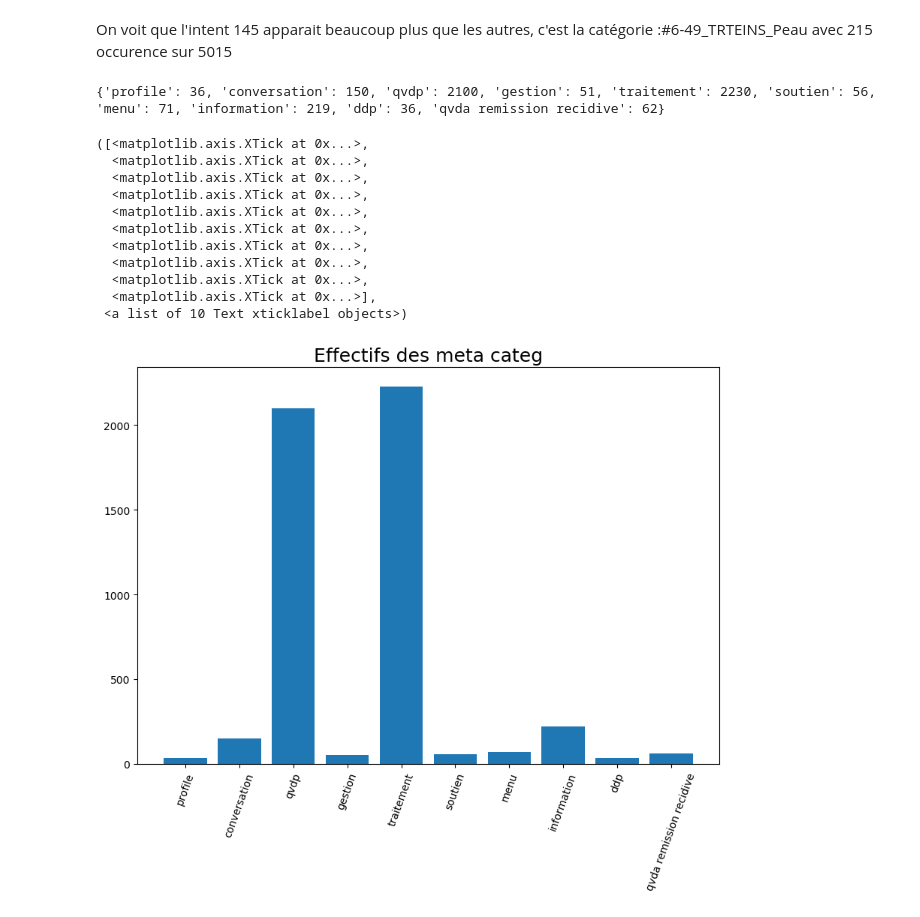
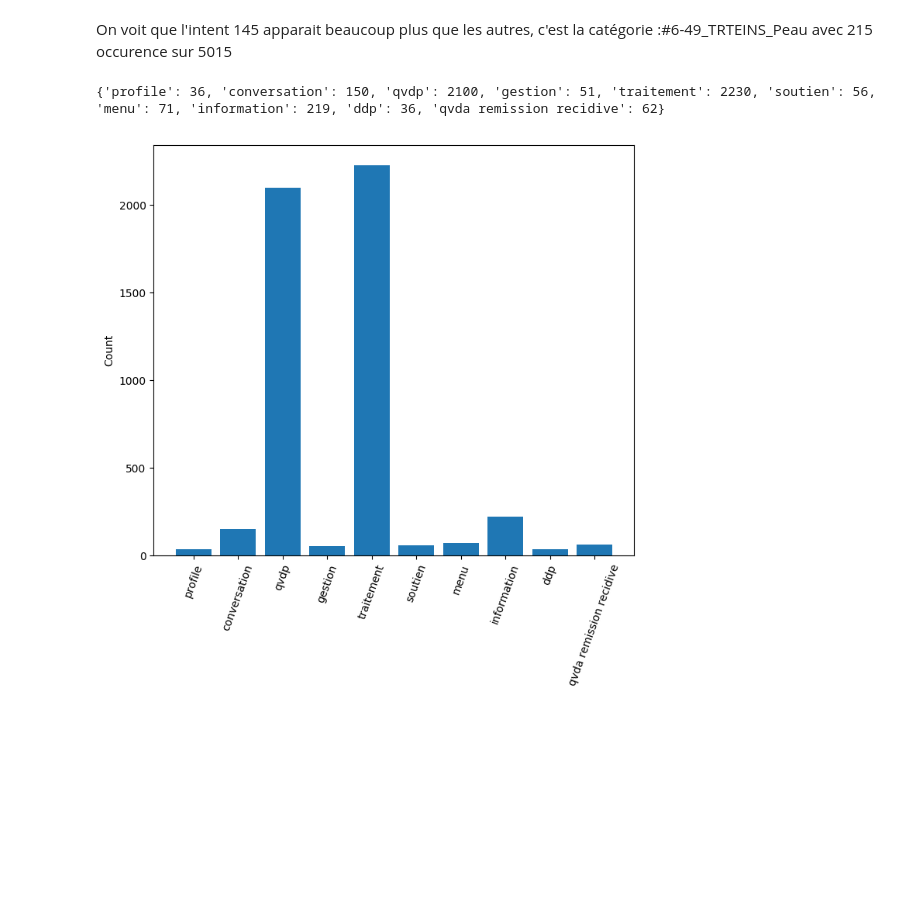
Before and after one commit to emmaboucheron/chatbot, a Jupyter notebook: barplot_categ_projet.ipynb, the cells around one changed output. Saved outputs shown, nothing was run; the diff lists cells and outputs as text; code cells hidden in the pictures; blank space fills up the shorter version.

```diff
--- a/barplot_categ_projet.ipynb
+++ b/barplot_categ_projet.ipynb
@@ -18,7 +18,7 @@ import sys
 # Variable Globale
 HEADER_TEST = ['Question','Intent','BlockId', 'Action']
 HEADER_TRAIN =['Question','Intent','BlockId', 'Action']
-data_all = pd.read_csv("C:\Users\PC de Laure\Desktop\chatbot-master\chatbot-master\INSA_wefight_data_clean.csv",sep=";",names=HEADER_TRAIN,nrows=5014)
+data_all = pd.read_csv("/home/bouchero/Documents/projet/INSA_wefight_data_clean.csv",sep=",",names=HEADER_TRAIN,nrows=5014)
 
 data_all.info()
 # %% [output]
@@ -153,44 +152,34 @@ meta_categ={"profile":0, "conversation":0, "gestion":0,"menu":0,"qvdp":0,"soutie
             "traitement":0,"qvda remission recidive":0,"ddp":0,"information":0}
 
 for i in range(5012):
     if intents[i][0]=='P':#profile
         meta_categ["profile"] += 1
     if (intents[i][0]=='C' or intents[i][0]=='c') :#conversation
         meta_categ["conversation"] += 1
     if intents[i][1]=='0':#gestion
         meta_categ["gestion"] += 1
     if intents[i][1]=='1':#menu
         meta_categ["menu"] += 1
     if intents[i][1]=='2': #qvdp
         meta_categ["qvdp"] += 1
     if intents[i][1]=='5':#soutien
         meta_categ["soutien"] += 1
     if intents[i][1]=='6':#traitement
         meta_categ["traitement"] += 1
     if intents[i][1]=='7': #qvda remission recidive
         meta_categ["qvda remission recidive"] += 1
     if intents[i][1]=='8': #ddp
         meta_categ["ddp"] += 1
     if intents[i][1]=='9':#information
         meta_categ["information"] += 1
 
 print meta_categ
 
-plt.figure(figsize=(10,7),dpi=100)
-plt.title("Effectifs des meta categ",fontsize=18)
+plt.figure(figsize=(8,7),dpi=100)
 plt.bar(range(len(meta_categ)), (meta_categ.values()), align='center')
 plt.xticks(range(len(meta_categ)), (meta_categ.keys()),rotation = 70)
+ylabel("Count")
+plt.show()
 # %% [output]
 {'profile': 36, 'conversation': 150, 'qvdp': 2100, 'gestion': 51, 'traitement': 2230, 'soutien': 56, 'menu': 71, 'information': 219, 'ddp': 36, 'qvda remission recidive': 62}
-([<matplotlib.axis.XTick at 0x...>,
-  <matplotlib.axis.XTick at 0x...>,
-  <matplotlib.axis.XTick at 0x...>,
-  <matplotlib.axis.XTick at 0x...>,
-  <matplotlib.axis.XTick at 0x...>,
-  <matplotlib.axis.XTick at 0x...>,
-  <matplotlib.axis.XTick at 0x...>,
-  <matplotlib.axis.XTick at 0x...>,
-  <matplotlib.axis.XTick at 0x...>,
-  <matplotlib.axis.XTick at 0x...>],
- <a list of 10 Text xticklabel objects>)
-[figure, old version]
+[figure, new version]
```
Also changed, not shown: parts of 2 cells of this notebook, 4 other files.
